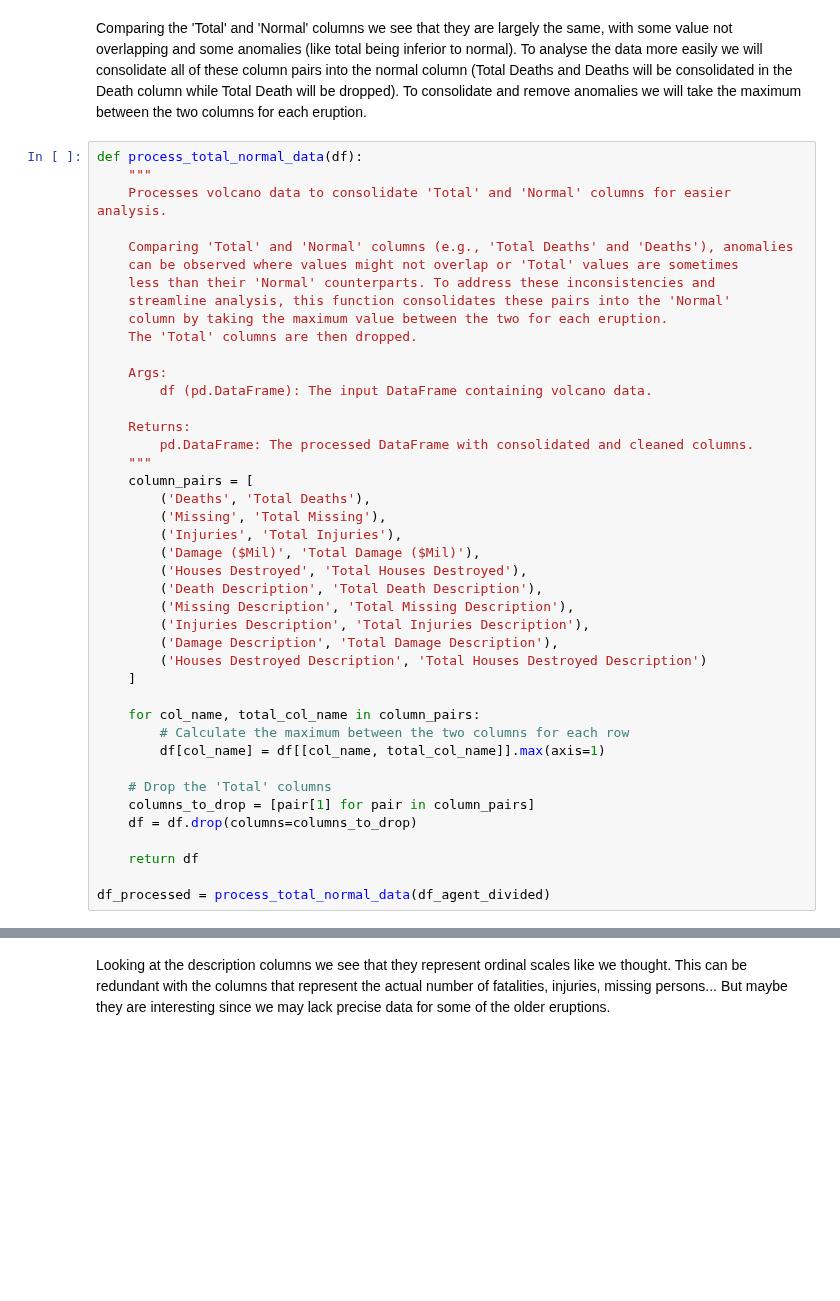
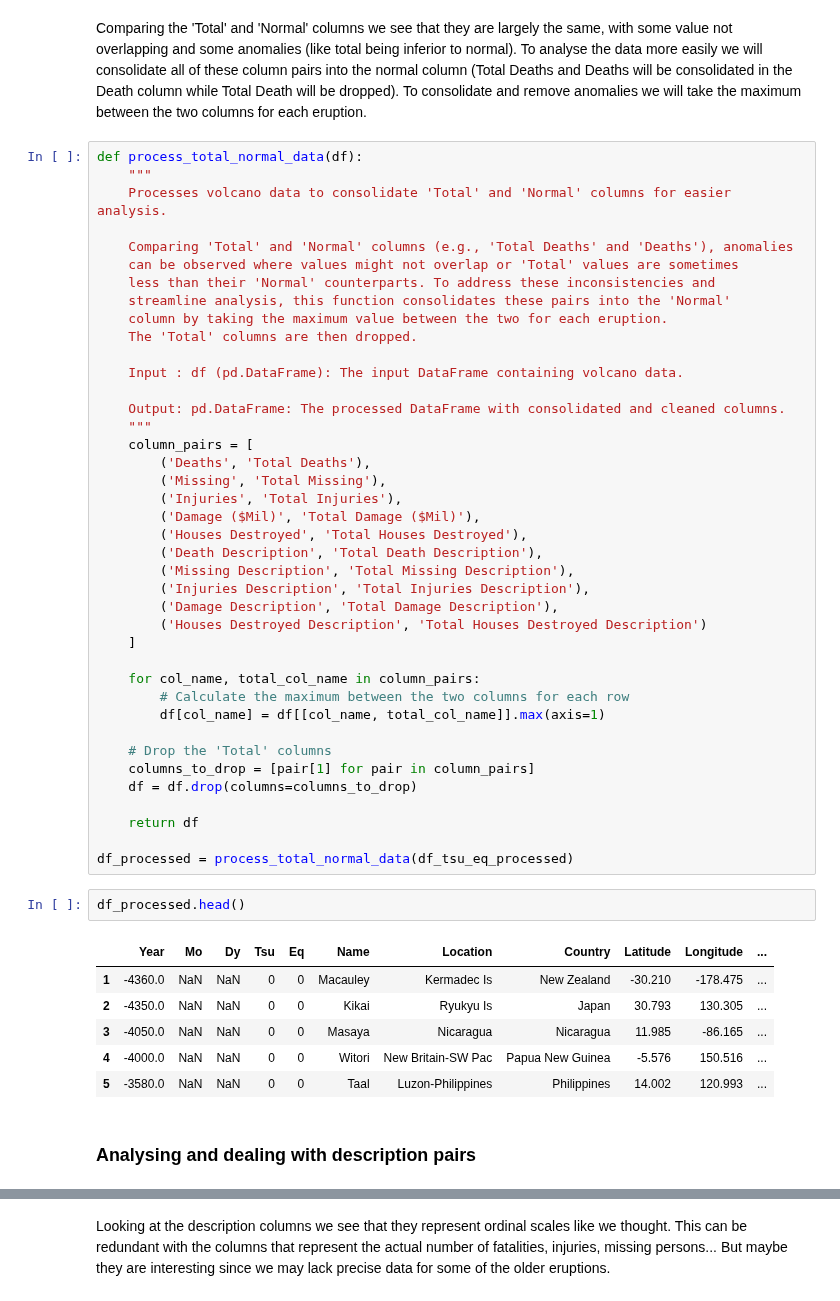
Before and after one commit to 3leopaul/KDD_Process_Volcano_Data_Analysis, a Jupyter notebook: main.ipynb, the cells around one changed output, grey strips where cells are left out. Cells and saved outputs as stored; diff of their text form; blank space fills up the shorter version.

```diff
--- a/main.ipynb
+++ b/main.ipynb
@@ -495,11 +700,9 @@ def process_total_normal_data(df):
     column by taking the maximum value between the two for each eruption.
     The 'Total' columns are then dropped.
 
-    Args:
-        df (pd.DataFrame): The input DataFrame containing volcano data.
+    Input : df (pd.DataFrame): The input DataFrame containing volcano data.
 
-    Returns:
-        pd.DataFrame: The processed DataFrame with consolidated and cleaned columns.
+    Output: pd.DataFrame: The processed DataFrame with consolidated and cleaned columns.
     """
     column_pairs = [
         ('Deaths', 'Total Deaths'),
@@ -524,7 +727,18 @@ def process_total_normal_data(df):
 
     return df
 
-df_processed = process_total_normal_data(df_agent_divided)
+df_processed = process_total_normal_data(df_tsu_eq_processed)
+# %%
+df_processed.head()
+# %% [output]
+|  | Year | Mo | Dy | Tsu | Eq | Name | Location | Country | Latitude | Longitude | ... |
+| 1 | -4360.0 | NaN | NaN | 0 | 0 | Macauley | Kermadec Is | New Zealand | -30.210 | -178.475 | ... |
+| 2 | -4350.0 | NaN | NaN | 0 | 0 | Kikai | Ryukyu Is | Japan | 30.793 | 130.305 | ... |
+| 3 | -4050.0 | NaN | NaN | 0 | 0 | Masaya | Nicaragua | Nicaragua | 11.985 | -86.165 | ... |
+| 4 | -4000.0 | NaN | NaN | 0 | 0 | Witori | New Britain-SW Pac | Papua New Guinea | -5.576 | 150.516 | ... |
+| 5 | -3580.0 | NaN | NaN | 0 | 0 | Taal | Luzon-Philippines | Philippines | 14.002 | 120.993 | ... |
+# %% [markdown]
+### Analysing and dealing with description pairs
 # %%
 def check_description_values(df):
     """
```
Also changed, not shown: parts of 90 cells of this notebook, 2 other files.
